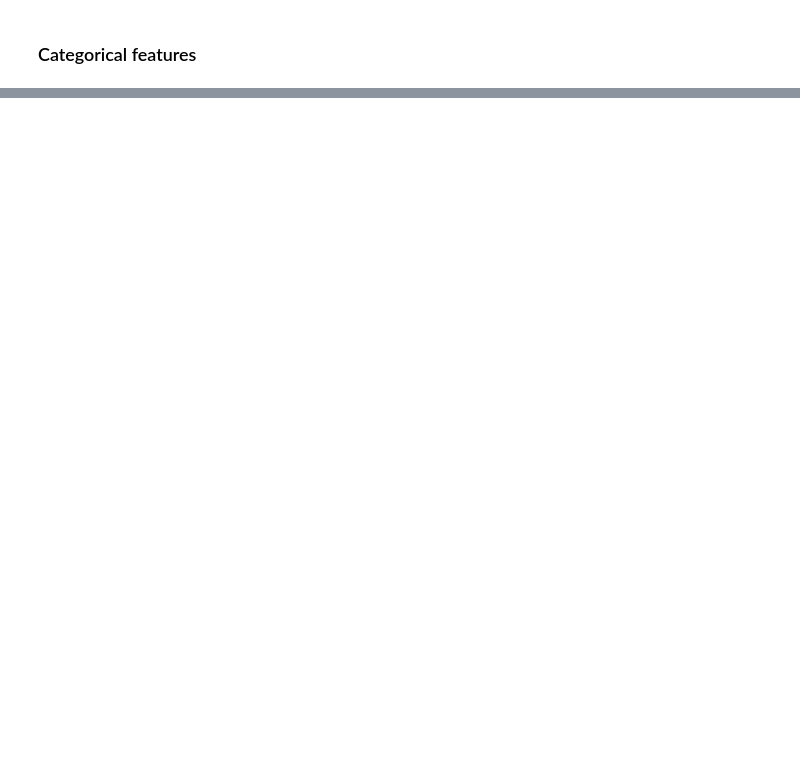
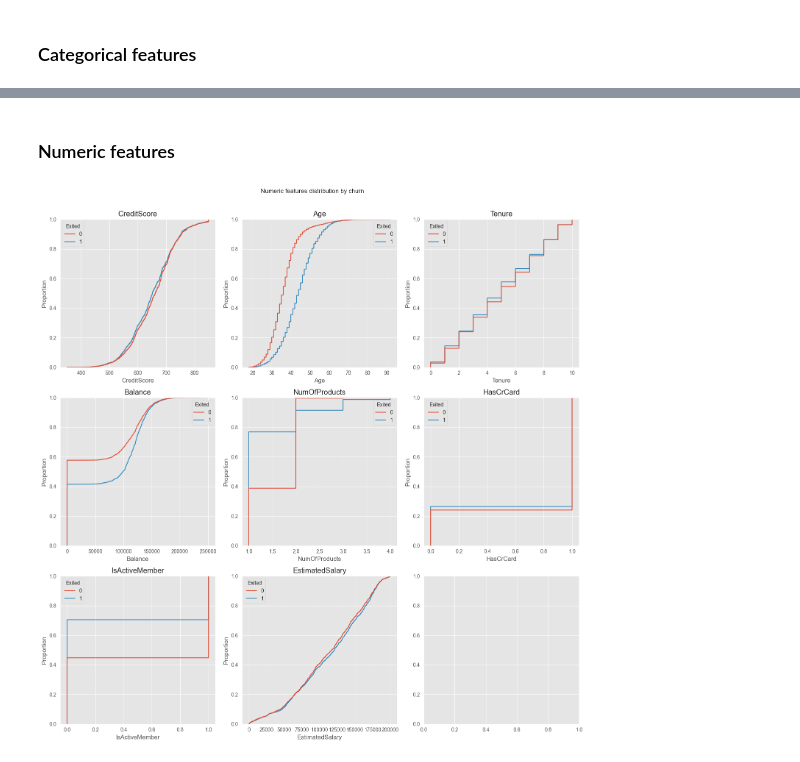
Before and after one commit to n2tp1311/udacity_ds_blog_post, a Jupyter notebook: notebooks.ipynb, the cells around one changed output, grey strips where cells are left out. Cells and saved outputs as stored; diff of their text form; code cells hidden in the pictures; blank space fills up the shorter version.

Commit message:
Add EDA numeric variate and bivariate EDA

```diff
--- a/notebooks.ipynb
+++ b/notebooks.ipynb
@@ -82,0 +94,19 @@ for col in cols_feature_cat:
+# %% [markdown]
+### Numeric features
+# %%
+cnt_cols = 3
+cnt_rows = len(cols_feature_num)//cnt_cols + 1
+fig, axes = plt.subplots(nrows = cnt_rows, ncols = cnt_cols, figsize = (15, 15))
+for ax, col in zip(axes.flatten(), cols_feature_num):
+    sns.ecdfplot(
+        data = df,
+        x = col,
+        hue = col_target,
+        ax = ax
+    )
+    ax.set_title(col)
+fig.suptitle("Numeric features distribution by churn", y=1.01)
+fig.tight_layout()
+plt.show()
+# %% [output]
+[figure, added]
```
Also changed, not shown: parts of 10 cells of this notebook.
